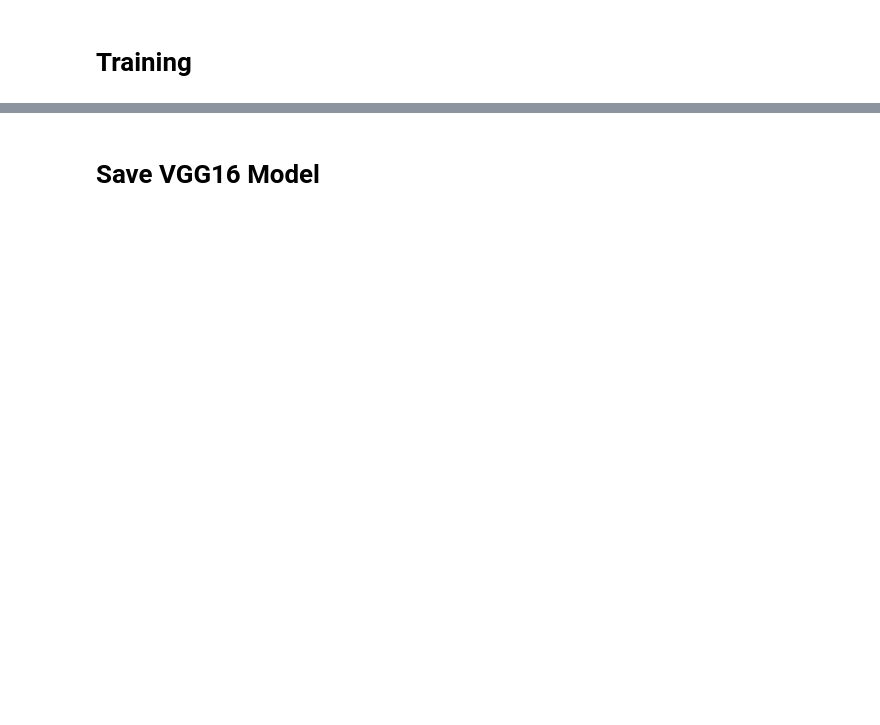
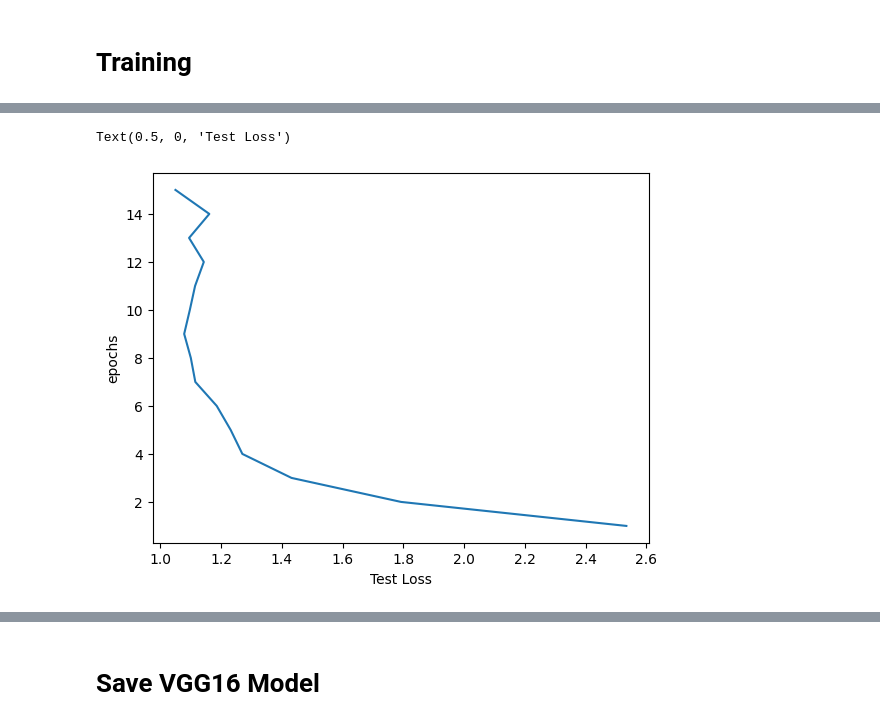
Before and after one commit to gvescape/NeuralNetworkCompression, a Jupyter notebook: Neural_Network_Compression_CP3.ipynb, the cells around one changed output, grey strips where cells are left out. Drawn from its saved outputs; the diff is of its cells as text; code cells hidden in the pictures; blank space fills up the shorter version.

```diff
--- a/Neural_Network_Compression_CP3.ipynb
+++ b/Neural_Network_Compression_CP3.ipynb
@@ -237,9 +261,9 @@ time: 464 µs (started: 2022-11-23 16:21:57 +00:00)
 # %%
-# # Plotting Epoch vs Test Loss
-# print('Test Loss: ', test_loss)
-# print('Epochs: ', epochs)
+# Plotting Epoch vs Test Loss
+print('Test Loss: ', test_loss)
+print('Epochs: ', epochs)
 
-# plt.plot(test_loss, epochs)
-# plt.ylabel('epochs')
-# plt.xlabel('Test Loss')
+plt.plot(test_loss, epochs)
+plt.ylabel('epochs')
+plt.xlabel('Test Loss')
 # %% [output]
@@ -246,0 +272,2 @@ time: 741 µs (started: 2022-11-23 16:21:57 +00:00)
+Text(0.5, 0, 'Test Loss')
+[figure, added]
```
Also changed, not shown: parts of 57 cells of this notebook.
